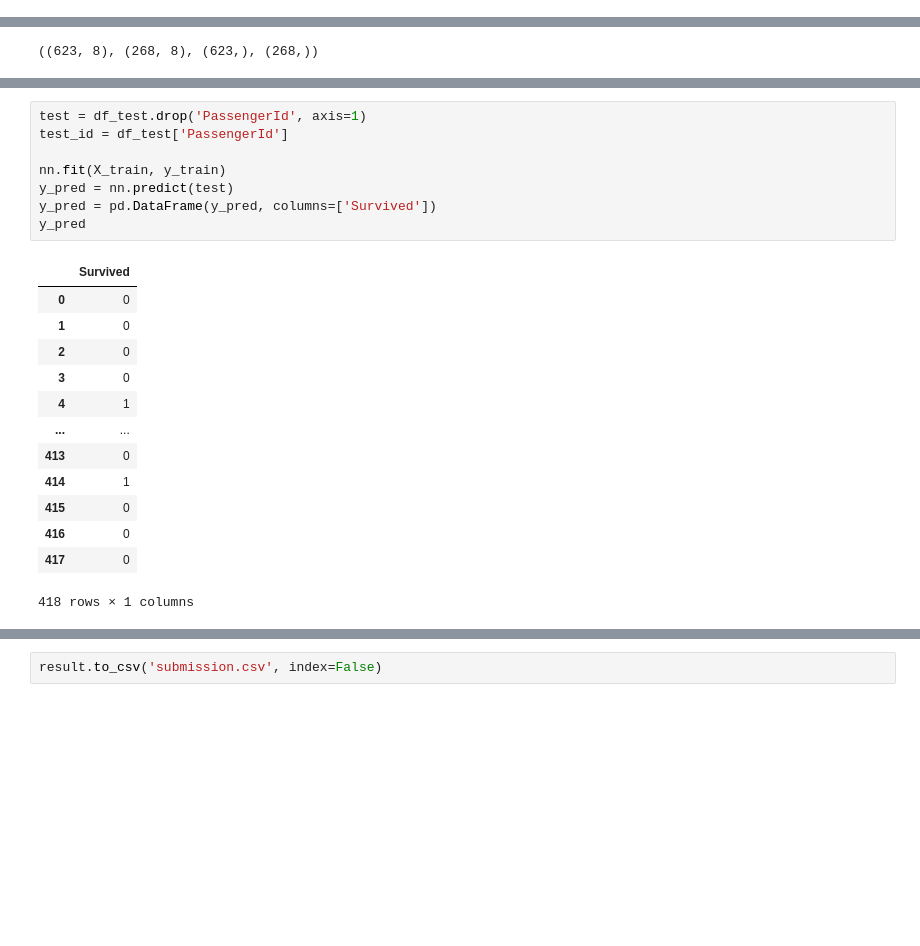
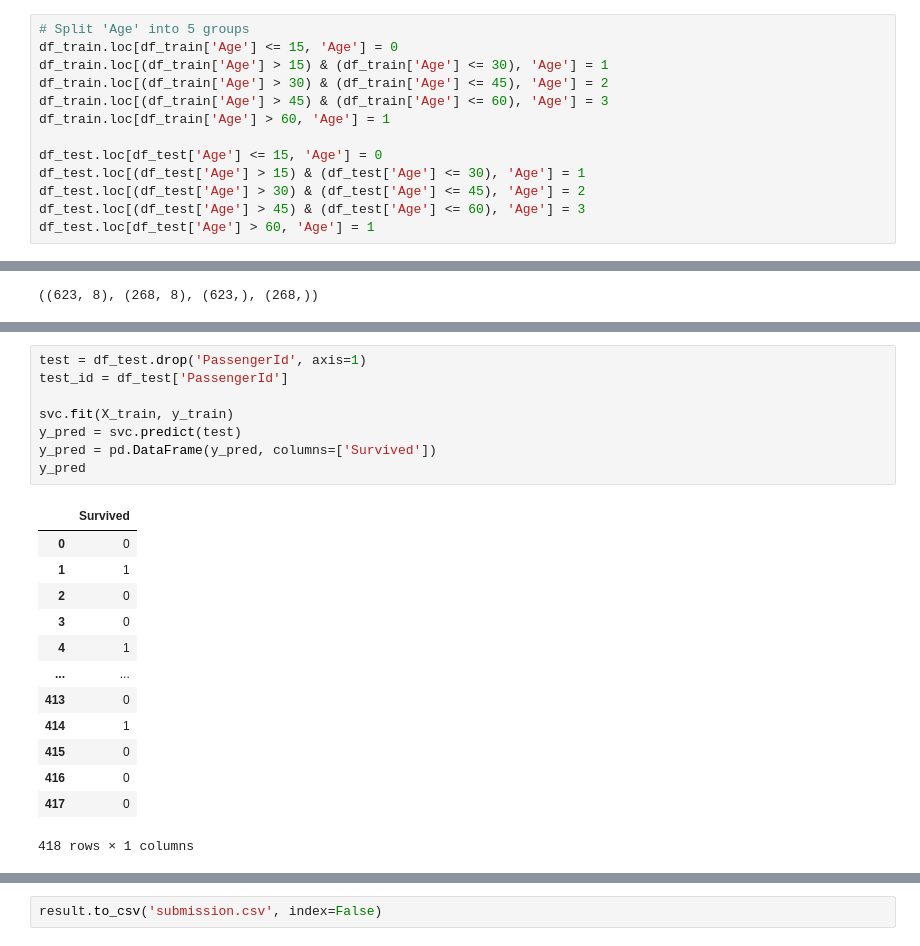
Before and after one commit to kohsutai/kaggle, a Jupyter notebook: titanic.ipynb, the cells around one changed output, grey strips where cells are left out. Drawn from its saved outputs; the diff is of its cells as text; blank space fills up the shorter version.

```diff
--- a/titanic.ipynb
+++ b/titanic.ipynb
@@ -158,3 +141,16 @@ dtype: int64
+# %%
+# Split 'Age' into 5 groups
+df_train.loc[df_train['Age'] <= 15, 'Age'] = 0
+df_train.loc[(df_train['Age'] > 15) & (df_train['Age'] <= 30), 'Age'] = 1
+df_train.loc[(df_train['Age'] > 30) & (df_train['Age'] <= 45), 'Age'] = 2
+df_train.loc[(df_train['Age'] > 45) & (df_train['Age'] <= 60), 'Age'] = 3
+df_train.loc[df_train['Age'] > 60, 'Age'] = 1
+
+df_test.loc[df_test['Age'] <= 15, 'Age'] = 0
+df_test.loc[(df_test['Age'] > 15) & (df_test['Age'] <= 30), 'Age'] = 1
+df_test.loc[(df_test['Age'] > 30) & (df_test['Age'] <= 45), 'Age'] = 2
+df_test.loc[(df_test['Age'] > 45) & (df_test['Age'] <= 60), 'Age'] = 3
+df_test.loc[df_test['Age'] > 60, 'Age'] = 1
 # %%
 # Take log on 'Fare'
 df_train['Log_Fare'] = df_train['Fare'].apply(lambda x: np.log(x) if x > 0 else 0)
@@ -264,15 +260,15 @@ summary
 # %%
 test = df_test.drop('PassengerId', axis=1)
 test_id = df_test['PassengerId']
 
-nn.fit(X_train, y_train)
-y_pred = nn.predict(test)
+svc.fit(X_train, y_train)
+y_pred = svc.predict(test)
 y_pred = pd.DataFrame(y_pred, columns=['Survived'])
 y_pred
 # %% [output]
 |  | Survived |
 | 0 | 0 |
-| 1 | 0 |
+| 1 | 1 |
 | 2 | 0 |
 | 3 | 0 |
 | 4 | 1 |
```
Also changed, not shown: parts of 5 cells of this notebook.
